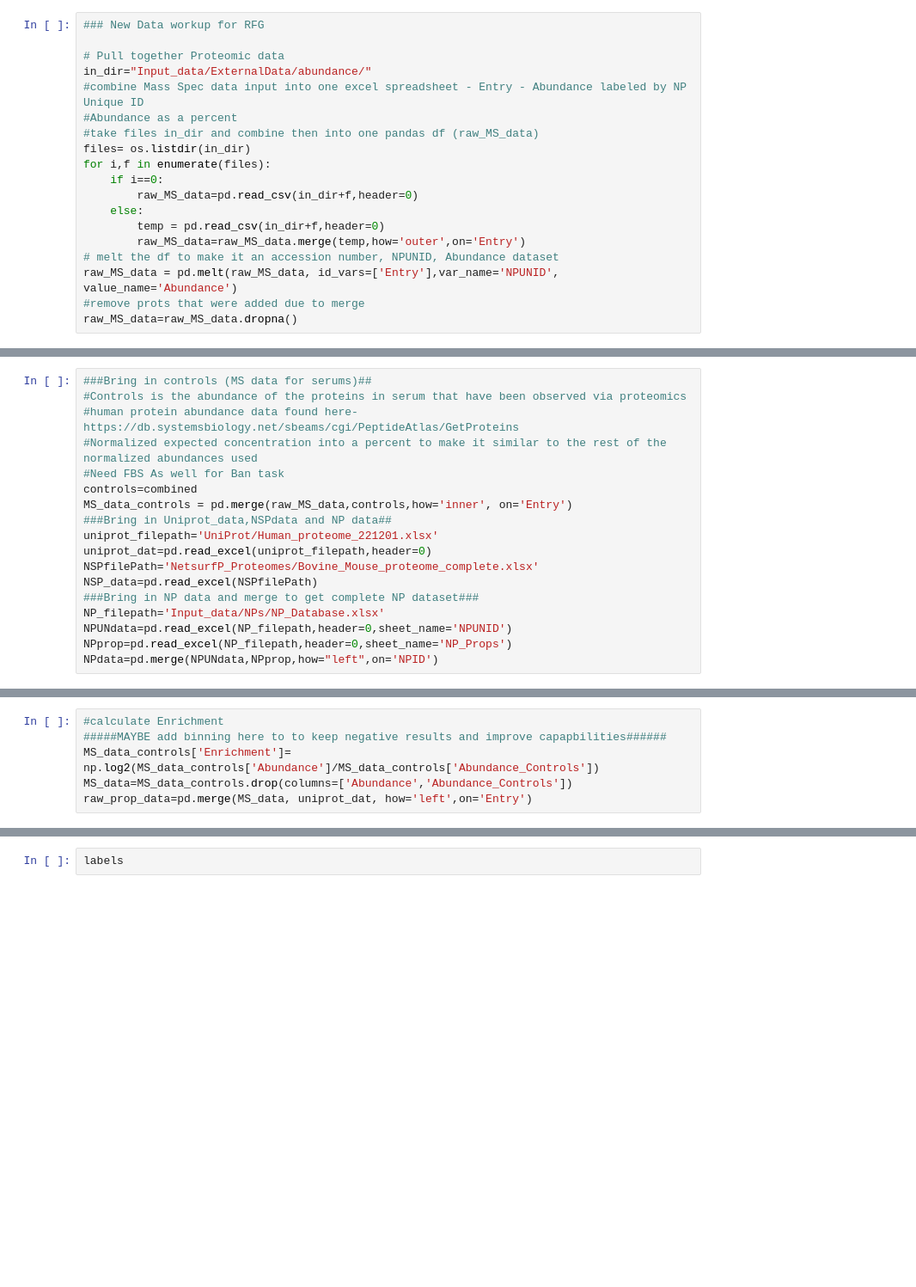
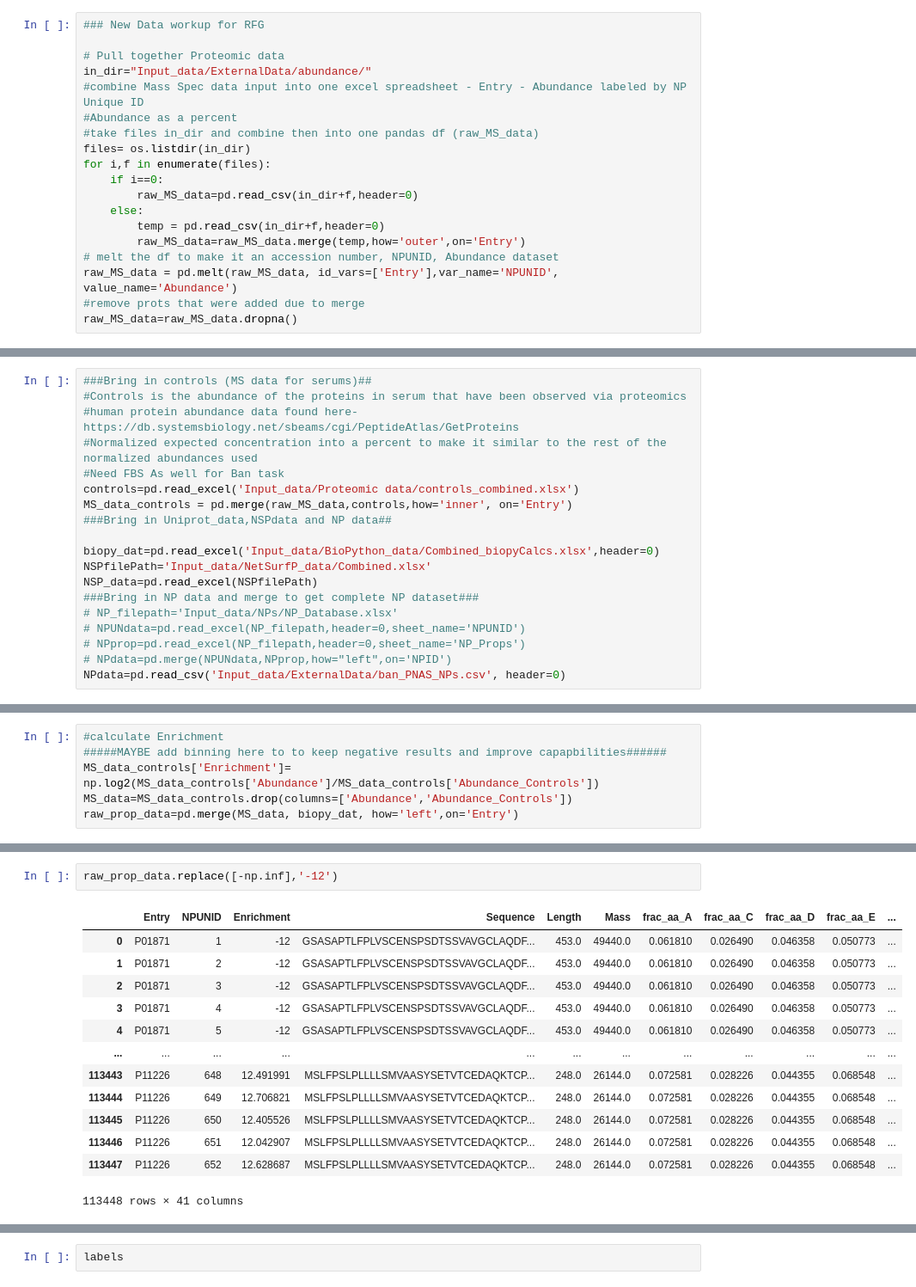
Before and after one commit to karst-poulsen/PC_ML_using_NSP, a Jupyter notebook: ML_Pipe_testing_external_data.ipynb, the cells around one changed output, grey strips where cells are left out. Shown at 86% size. Saved outputs shown, nothing was run; the diff lists cells and outputs as text; blank space fills up the shorter version.

Commit message:
reformatting and updates to external dataset

```diff
--- a/ML_Pipe_testing_external_data.ipynb
+++ b/ML_Pipe_testing_external_data.ipynb
@@ -65,15 +64,16 @@ combined.to_excel(control_dir+'controls_combined.xlsx',index=False)
 #human protein abundance data found here- https://db.systemsbiology.net/sbeams/cgi/PeptideAtlas/GetProteins
 #Normalized expected concentration into a percent to make it similar to the rest of the normalized abundances used
 #Need FBS As well for Ban task
-controls=combined
+controls=pd.read_excel('Input_data/Proteomic data/controls_combined.xlsx')
 MS_data_controls = pd.merge(raw_MS_data,controls,how='inner', on='Entry')
 ###Bring in Uniprot_data,NSPdata and NP data##
-uniprot_filepath='UniProt/Human_proteome_221201.xlsx'
-uniprot_dat=pd.read_excel(uniprot_filepath,header=0)
-NSPfilePath='NetsurfP_Proteomes/Bovine_Mouse_proteome_complete.xlsx'
+
+biopy_dat=pd.read_excel('Input_data/BioPython_data/Combined_biopyCalcs.xlsx',header=0)
+NSPfilePath='Input_data/NetSurfP_data/Combined.xlsx'
 NSP_data=pd.read_excel(NSPfilePath)
 ###Bring in NP data and merge to get complete NP dataset###
-NP_filepath='Input_data/NPs/NP_Database.xlsx'
-NPUNdata=pd.read_excel(NP_filepath,header=0,sheet_name='NPUNID')
-NPprop=pd.read_excel(NP_filepath,header=0,sheet_name='NP_Props')
-NPdata=pd.merge(NPUNdata,NPprop,how="left",on='NPID')
+# NP_filepath='Input_data/NPs/NP_Database.xlsx'
+# NPUNdata=pd.read_excel(NP_filepath,header=0,sheet_name='NPUNID')
+# NPprop=pd.read_excel(NP_filepath,header=0,sheet_name='NP_Props')
+# NPdata=pd.merge(NPUNdata,NPprop,how="left",on='NPID')
+NPdata=pd.read_csv('Input_data/ExternalData/ban_PNAS_NPs.csv', header=0)
@@ -84,4 +82,4 @@ ValueError: Excel file format cannot be determined, you must specify an engine m
 #####MAYBE add binning here to to keep negative results and improve capapbilities######
 MS_data_controls['Enrichment']= np.log2(MS_data_controls['Abundance']/MS_data_controls['Abundance_Controls'])
 MS_data=MS_data_controls.drop(columns=['Abundance','Abundance_Controls'])
-raw_prop_data=pd.merge(MS_data, uniprot_dat, how='left',on='Entry')
+raw_prop_data=pd.merge(MS_data, biopy_dat, how='left',on='Entry')
@@ -88,3 +106,19 @@ raw_prop_data=pd.merge(MS_data, uniprot_dat, how='left',on='Entry')
+# %%
+raw_prop_data.replace([-np.inf],'-12')
+# %% [output]
+|  | Entry | NPUNID | Enrichment | Sequence | Length | Mass | frac_aa_A | frac_aa_C | frac_aa_D | frac_aa_E | ... |
+| 0 | P01871 | 1 | -12 | GSASAPTLFPLVSCENSPSDTSSVAVGCLAQDF... | 453.0 | 49440.0 | 0.061810 | 0.026490 | 0.046358 | 0.050773 | ... |
+| 1 | P01871 | 2 | -12 | GSASAPTLFPLVSCENSPSDTSSVAVGCLAQDF... | 453.0 | 49440.0 | 0.061810 | 0.026490 | 0.046358 | 0.050773 | ... |
+| 2 | P01871 | 3 | -12 | GSASAPTLFPLVSCENSPSDTSSVAVGCLAQDF... | 453.0 | 49440.0 | 0.061810 | 0.026490 | 0.046358 | 0.050773 | ... |
+| 3 | P01871 | 4 | -12 | GSASAPTLFPLVSCENSPSDTSSVAVGCLAQDF... | 453.0 | 49440.0 | 0.061810 | 0.026490 | 0.046358 | 0.050773 | ... |
+| 4 | P01871 | 5 | -12 | GSASAPTLFPLVSCENSPSDTSSVAVGCLAQDF... | 453.0 | 49440.0 | 0.061810 | 0.026490 | 0.046358 | 0.050773 | ... |
+| ... | ... | ... | ... | ... | ... | ... | ... | ... | ... | ... | ... |
+| 113443 | P11226 | 648 | 12.491991 | MSLFPSLPLLLLSMVAASYSETVTCEDAQKTCP... | 248.0 | 26144.0 | 0.072581 | 0.028226 | 0.044355 | 0.068548 | ... |
+| 113444 | P11226 | 649 | 12.706821 | MSLFPSLPLLLLSMVAASYSETVTCEDAQKTCP... | 248.0 | 26144.0 | 0.072581 | 0.028226 | 0.044355 | 0.068548 | ... |
+| 113445 | P11226 | 650 | 12.405526 | MSLFPSLPLLLLSMVAASYSETVTCEDAQKTCP... | 248.0 | 26144.0 | 0.072581 | 0.028226 | 0.044355 | 0.068548 | ... |
+| 113446 | P11226 | 651 | 12.042907 | MSLFPSLPLLLLSMVAASYSETVTCEDAQKTCP... | 248.0 | 26144.0 | 0.072581 | 0.028226 | 0.044355 | 0.068548 | ... |
+| 113447 | P11226 | 652 | 12.628687 | MSLFPSLPLLLLSMVAASYSETVTCEDAQKTCP... | 248.0 | 26144.0 | 0.072581 | 0.028226 | 0.044355 | 0.068548 | ... |
+113448 rows × 41 columns
 # %%
 MS_data_clean = raw_MS_data.copy()
 PROT_cleaned_data = normalize_mass_length_1DF(raw_prop_data) #function found in data_prep_functions line 167, normalizes mass, length and mw by dividing all values by the max in the column
```
Also changed, not shown: parts of 13 cells of this notebook, 7 other files.
